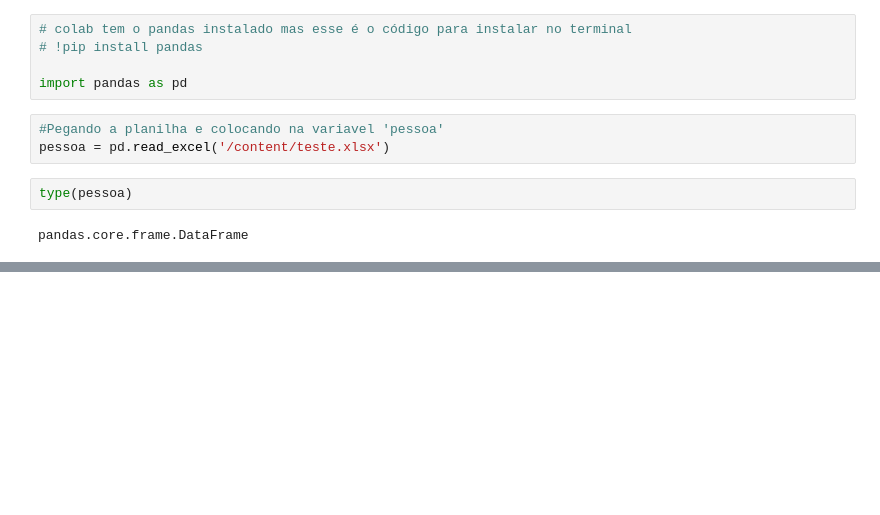
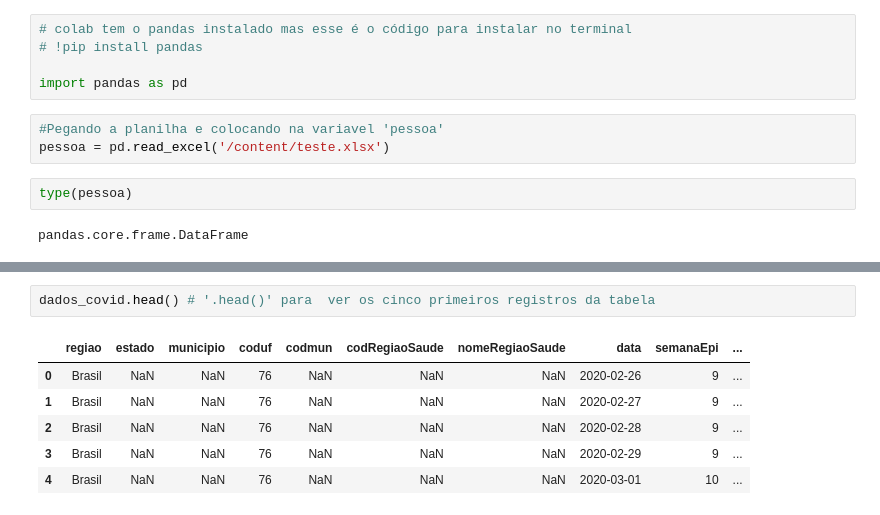
Before and after one commit to PedroIsacS/data_science_aulas, a Jupyter notebook: Pandas.ipynb, the cells around one changed output, grey strips where cells are left out. Saved outputs shown, nothing was run; the diff lists cells and outputs as text; blank space fills up the shorter version.

```diff
--- a/Pandas.ipynb
+++ b/Pandas.ipynb
@@ -14,0 +34,9 @@ pandas.core.frame.DataFrame
+# %%
+dados_covid.head() # '.head()' para  ver os cinco primeiros registros da tabela
+# %% [output]
+|  | regiao | estado | municipio | coduf | codmun | codRegiaoSaude | nomeRegiaoSaude | data | semanaEpi | ... |
+| 0 | Brasil | NaN | NaN | 76 | NaN | NaN | NaN | 2020-02-26 | 9 | ... |
+| 1 | Brasil | NaN | NaN | 76 | NaN | NaN | NaN | 2020-02-27 | 9 | ... |
+| 2 | Brasil | NaN | NaN | 76 | NaN | NaN | NaN | 2020-02-28 | 9 | ... |
+| 3 | Brasil | NaN | NaN | 76 | NaN | NaN | NaN | 2020-02-29 | 9 | ... |
+| 4 | Brasil | NaN | NaN | 76 | NaN | NaN | NaN | 2020-03-01 | 10 | ... |
```
Also changed, not shown: parts of 12 cells of this notebook.
